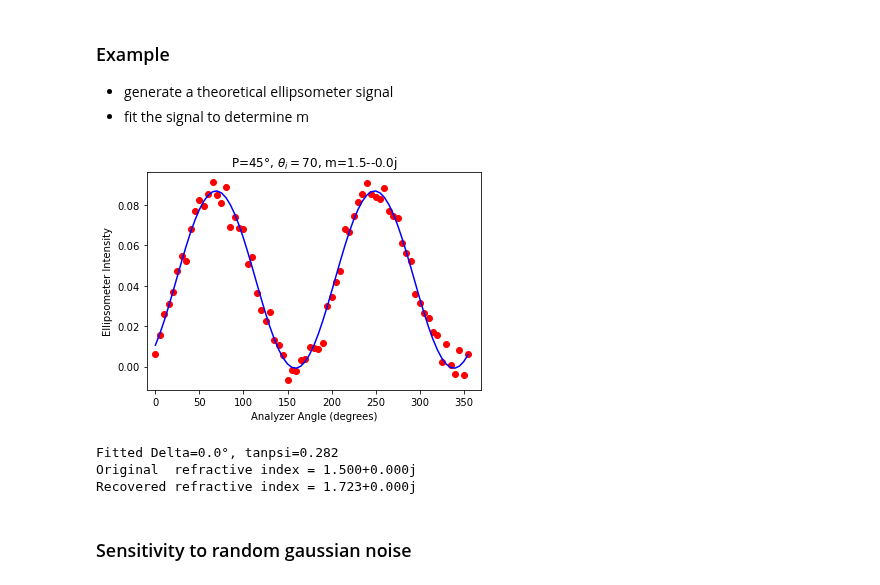
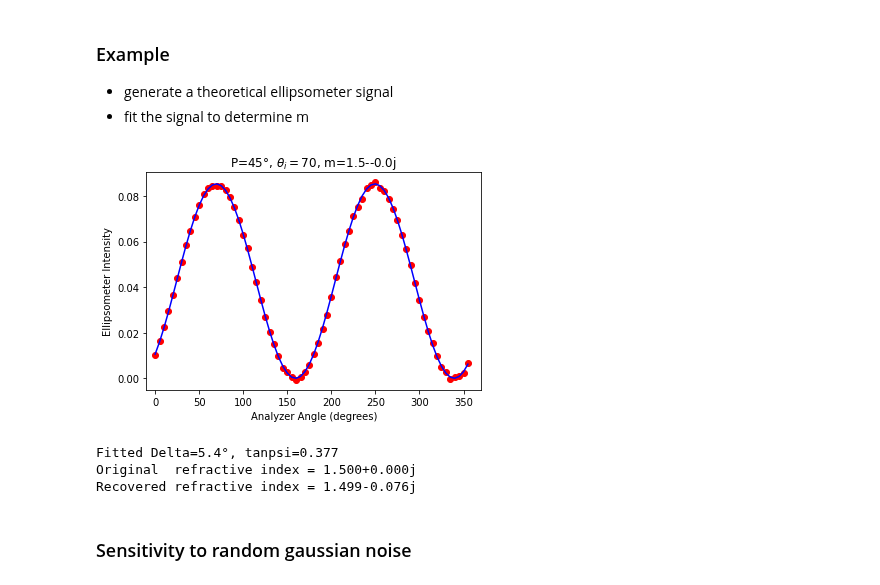
Before and after one commit to scottprahl/pypolar, a Jupyter notebook: docs/10c-Ellipsometry.ipynb, the cells around one changed output. Cells and saved outputs as stored; diff of their text form; code cells hidden in the pictures.

```diff
--- a/docs/10c-Ellipsometry.ipynb
+++ b/docs/10c-Ellipsometry.ipynb
@@ -274,38 +274,38 @@ $$
 # Experimental Conditions
 m=1.5-0.0j              # sample index of refraction
 P=45                    # incident polarization azimuth (degrees)
 theta_p = np.radians(P) # incident polarization azimuth (radians)
 th=70                   # angle of incidence (degrees)
 theta_i = np.radians(th)  # angle of incidence (radians)
 
 # Generate 72 intensities based on experimental conditions
 # On reflected intensity for each angle of the rotating analyzer
 phiD = np.linspace(0,360,num=72,endpoint=False)
 phi = np.radians(phiD)
-signal = ell.rotating_analyzer_signal_from_m(phi, m, theta_i, theta_p, noise=0.005)
+signal = ell.rotating_analyzer_signal_from_m(phi, m, theta_i, theta_p, noise=0.0005)
 
 # Calculate Delta, tanpsi, and index from 72 intensities
 rho, fit = ell.rho_from_rotating_analyzer_data(phi, signal, theta_p)
 m2 = ell.m_from_rho(rho, theta_i)
 tanpsi, Delta = ell.tanpsi_Delta_from_rho(rho)
 
 # Show the results
 plt.plot(phiD, signal, 'or')
 plt.plot(phiD, fit, color="blue")
 plt.title(r"P=%d°, $\theta_i=$%d, m=%.1f-%.1fj" % (P,th,m.real,-m.imag))
 plt.xlabel("Analyzer Angle (degrees)")
 plt.ylabel("Ellipsometer Intensity")
 plt.xlim(-10,370)
 plt.show()
 
 print("Fitted Delta=%.1f°, tanpsi=%.3f" % (np.degrees(Delta),tanpsi))
 print("Original  refractive index = %.3f%+.3fj" % (m.real,m.imag))
 print("Recovered refractive index = %.3f%+.3fj" % (m2.real,m2.imag))
 # %% [output]
-[figure, old version]
+[figure, new version]
-Fitted Delta=0.0°, tanpsi=0.282
+Fitted Delta=5.4°, tanpsi=0.377
 Original  refractive index = 1.500+0.000j
-Recovered refractive index = 1.723+0.000j
+Recovered refractive index = 1.499-0.076j
 # %% [markdown]
 ### Sensitivity to random gaussian noise
 # %%
```
Also changed, not shown: parts of 4 cells of this notebook, 7 other files.
